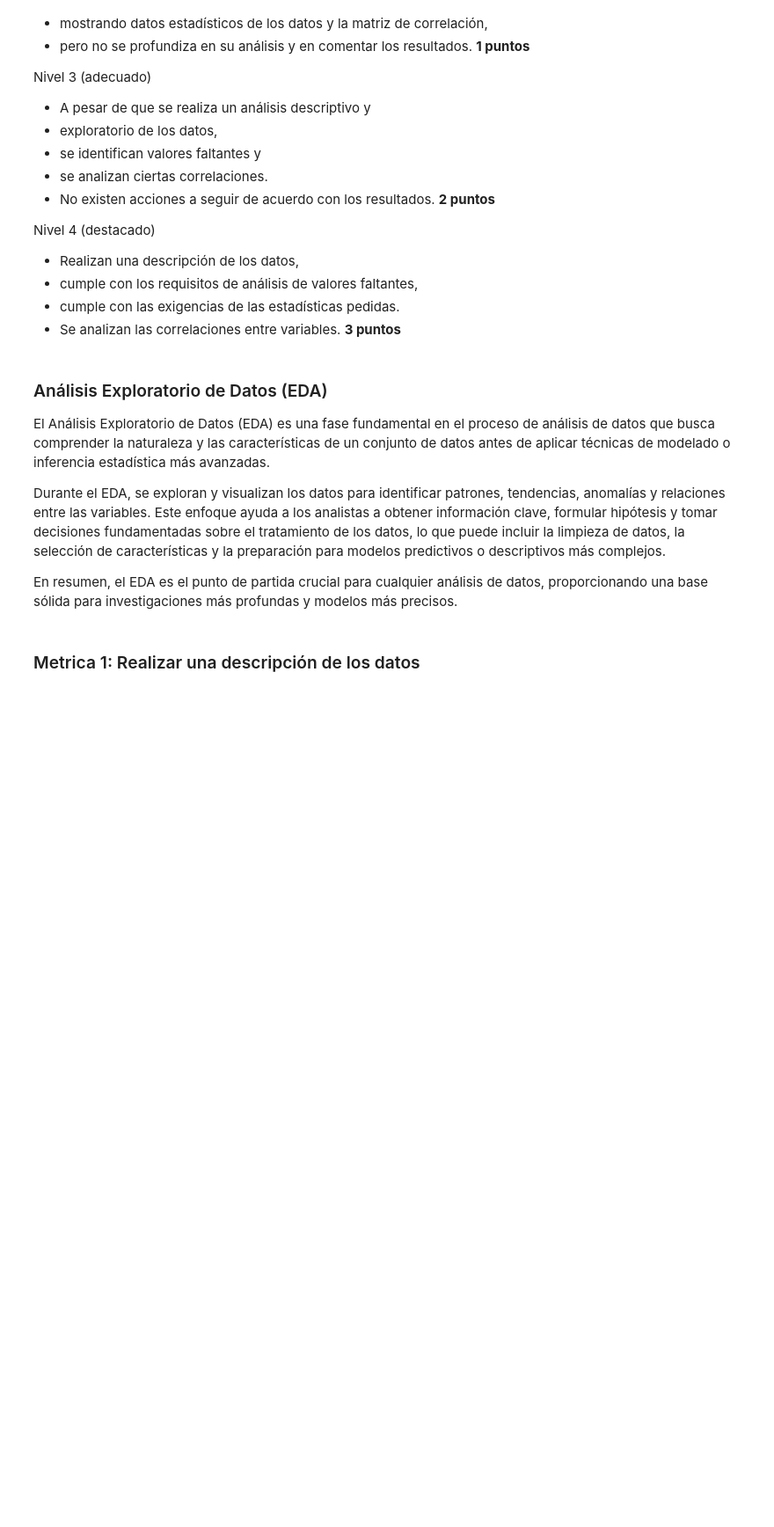
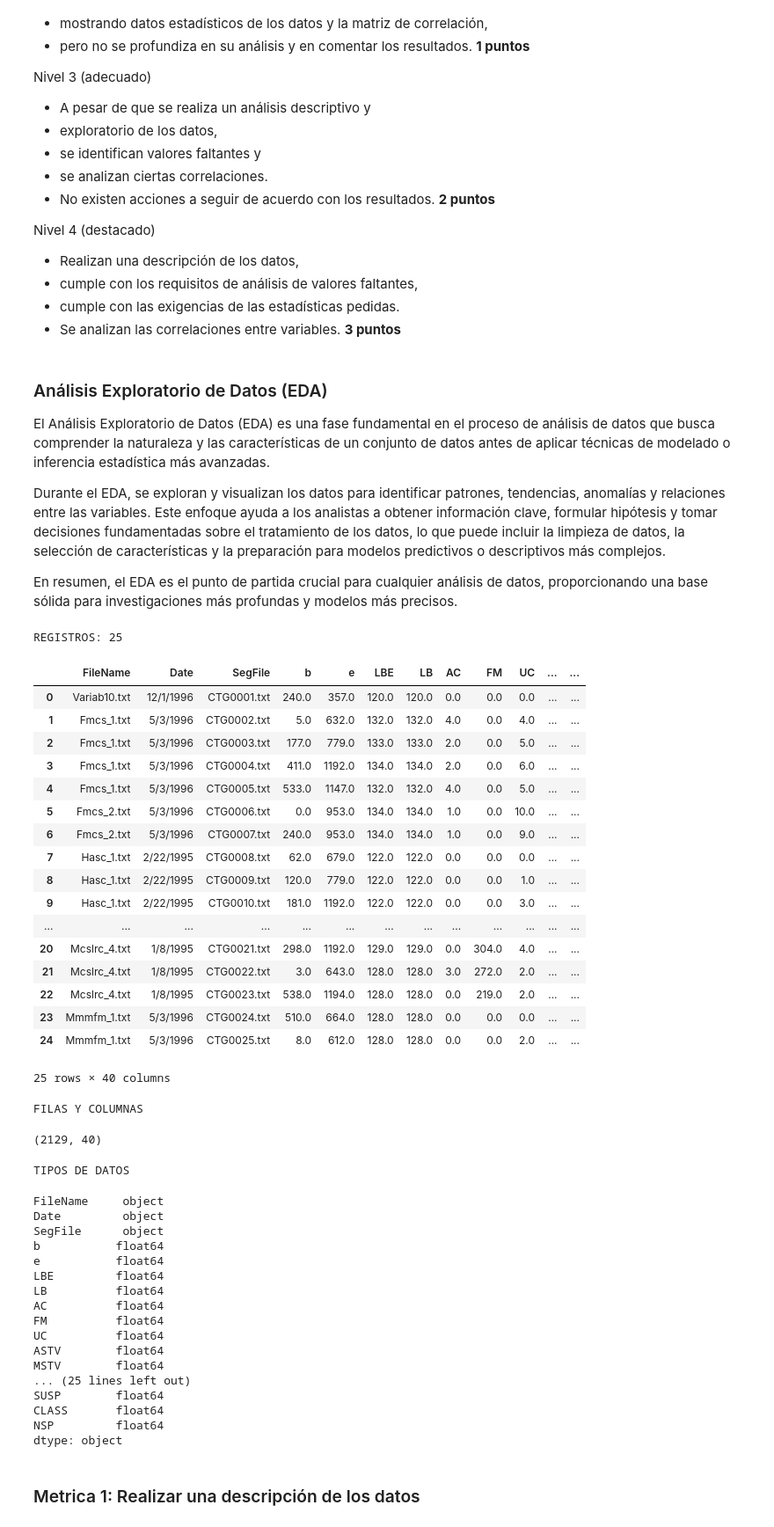
Before and after one commit to DenisFZelaya/Act3-AA-G1, a Jupyter notebook: EDA.ipynb, the cells around one changed output. Shown at 88% size. Drawn from its saved outputs; the diff is of its cells as text; code cells hidden in the pictures; blank space fills up the shorter version.

```diff
--- a/EDA.ipynb
+++ b/EDA.ipynb
@@ -43,2 +48,57 @@ En resumen, el EDA es el punto de partida crucial para cualquier análisis de da
+# %%
+# Lectura de datos
+df_base = pd.read_csv("CTG.csv")
+
+# Mostrar registros
+print("REGISTROS: 25")
+display(df_base.head(25))
+
+# Mostrar la cantidad de filas y columnas
+print("FILAS Y COLUMNAS")
+display(df_base.shape)
+
+# Mostras los tipos de datos
+print("TIPOS DE DATOS")
+display(df_base.dtypes)
+# %% [output]
+REGISTROS: 25
+|  | FileName | Date | SegFile | b | e | LBE | LB | AC | FM | UC | ... | ... |
+| 0 | Variab10.txt | 12/1/1996 | CTG0001.txt | 240.0 | 357.0 | 120.0 | 120.0 | 0.0 | 0.0 | 0.0 | ... | ... |
+| 1 | Fmcs_1.txt | 5/3/1996 | CTG0002.txt | 5.0 | 632.0 | 132.0 | 132.0 | 4.0 | 0.0 | 4.0 | ... | ... |
+| 2 | Fmcs_1.txt | 5/3/1996 | CTG0003.txt | 177.0 | 779.0 | 133.0 | 133.0 | 2.0 | 0.0 | 5.0 | ... | ... |
+| 3 | Fmcs_1.txt | 5/3/1996 | CTG0004.txt | 411.0 | 1192.0 | 134.0 | 134.0 | 2.0 | 0.0 | 6.0 | ... | ... |
+| 4 | Fmcs_1.txt | 5/3/1996 | CTG0005.txt | 533.0 | 1147.0 | 132.0 | 132.0 | 4.0 | 0.0 | 5.0 | ... | ... |
+| 5 | Fmcs_2.txt | 5/3/1996 | CTG0006.txt | 0.0 | 953.0 | 134.0 | 134.0 | 1.0 | 0.0 | 10.0 | ... | ... |
+| 6 | Fmcs_2.txt | 5/3/1996 | CTG0007.txt | 240.0 | 953.0 | 134.0 | 134.0 | 1.0 | 0.0 | 9.0 | ... | ... |
+| 7 | Hasc_1.txt | 2/22/1995 | CTG0008.txt | 62.0 | 679.0 | 122.0 | 122.0 | 0.0 | 0.0 | 0.0 | ... | ... |
+| 8 | Hasc_1.txt | 2/22/1995 | CTG0009.txt | 120.0 | 779.0 | 122.0 | 122.0 | 0.0 | 0.0 | 1.0 | ... | ... |
+| 9 | Hasc_1.txt | 2/22/1995 | CTG0010.txt | 181.0 | 1192.0 | 122.0 | 122.0 | 0.0 | 0.0 | 3.0 | ... | ... |
+| ... | ... | ... | ... | ... | ... | ... | ... | ... | ... | ... | ... | ... |
+| 20 | Mcslrc_4.txt | 1/8/1995 | CTG0021.txt | 298.0 | 1192.0 | 129.0 | 129.0 | 0.0 | 304.0 | 4.0 | ... | ... |
+| 21 | Mcslrc_4.txt | 1/8/1995 | CTG0022.txt | 3.0 | 643.0 | 128.0 | 128.0 | 3.0 | 272.0 | 2.0 | ... | ... |
+| 22 | Mcslrc_4.txt | 1/8/1995 | CTG0023.txt | 538.0 | 1194.0 | 128.0 | 128.0 | 0.0 | 219.0 | 2.0 | ... | ... |
+| 23 | Mmmfm_1.txt | 5/3/1996 | CTG0024.txt | 510.0 | 664.0 | 128.0 | 128.0 | 0.0 | 0.0 | 0.0 | ... | ... |
+| 24 | Mmmfm_1.txt | 5/3/1996 | CTG0025.txt | 8.0 | 612.0 | 128.0 | 128.0 | 0.0 | 0.0 | 2.0 | ... | ... |
+25 rows × 40 columns
+FILAS Y COLUMNAS
+(2129, 40)
+TIPOS DE DATOS
+FileName     object
+Date         object
+SegFile      object
+b           float64
+e           float64
+LBE         float64
+LB          float64
+AC          float64
+FM          float64
+UC          float64
+ASTV        float64
+MSTV        float64
+... (25 lines left out)
+SUSP        float64
+CLASS       float64
+NSP         float64
+dtype: object
 # %% [markdown]
 ### Metrica 1: Realizar una descripción de los datos
```
Also changed, not shown: parts of 4 cells of this notebook, 1 other file.
